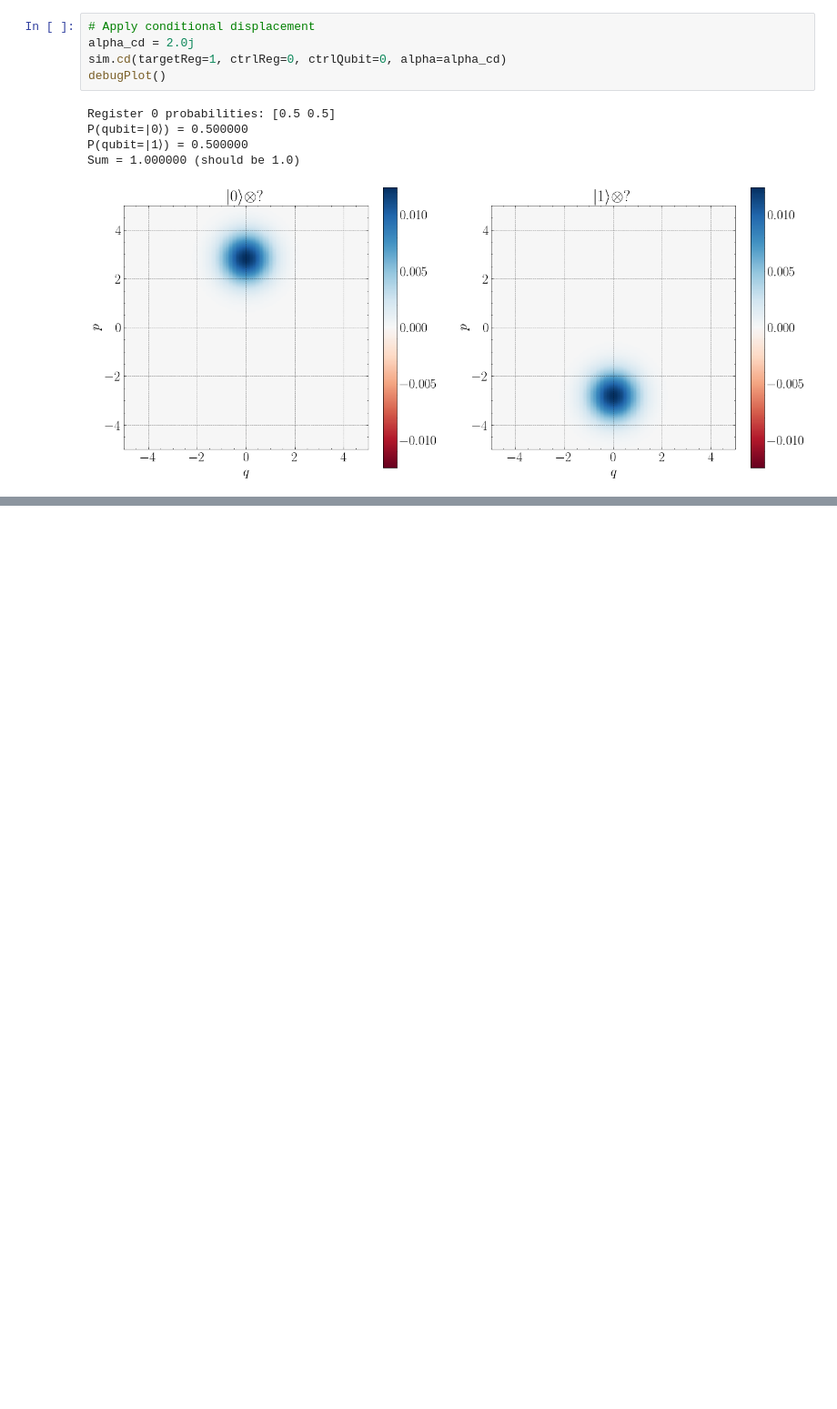
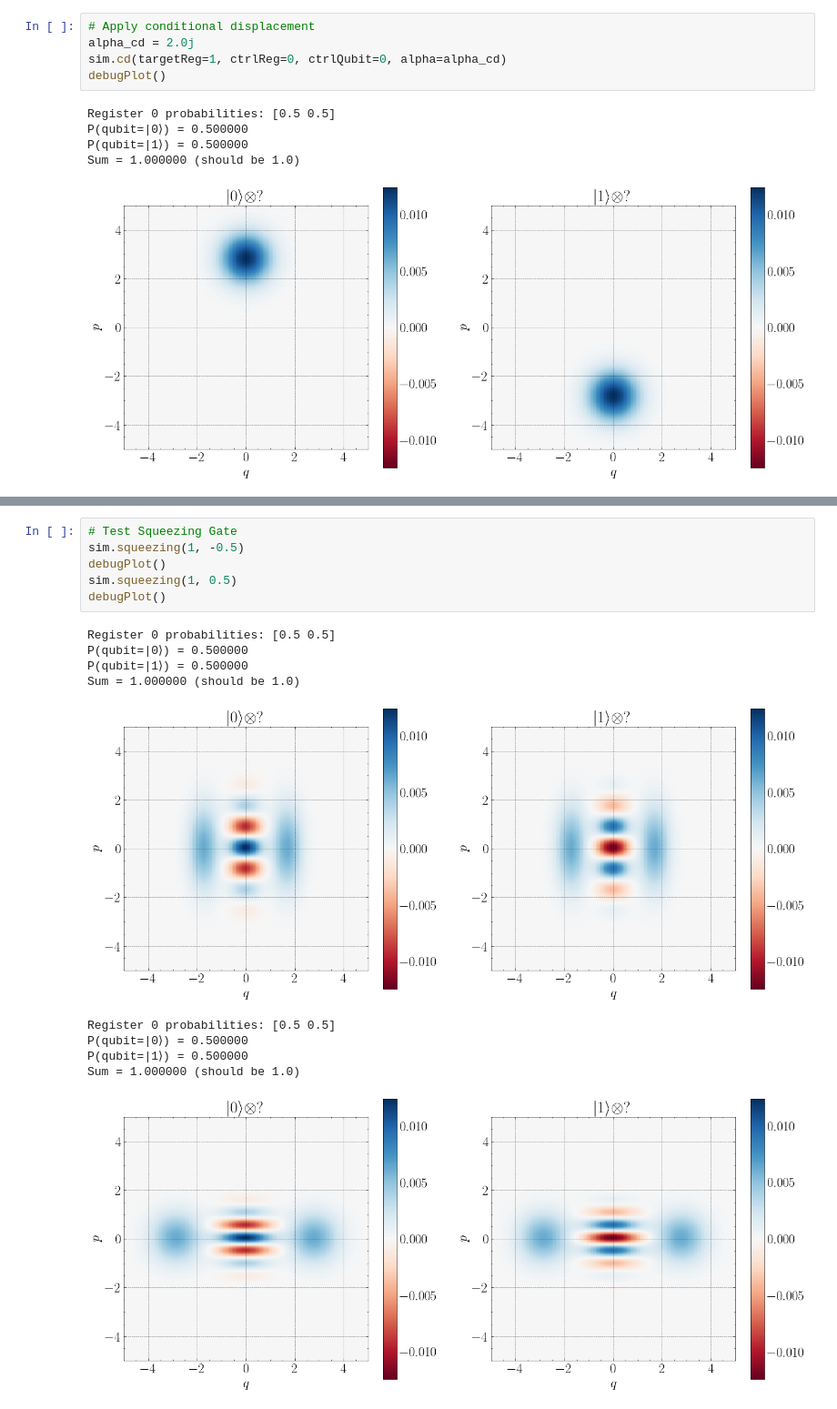
Before and after one commit to helloluxi/cuda-cvdv, a Jupyter notebook: test.ipynb, the cells around one changed output, grey strips where cells are left out. Shown at 91% size. Drawn from its saved outputs; the diff is of its cells as text; blank space fills up the shorter version.

```diff
--- a/test.ipynb
+++ b/test.ipynb
@@ -197,0 +233,17 @@ Sum = 1.000000 (should be 1.0)
+# %%
+# Test Squeezing Gate
+sim.squeezing(1, -0.5)
+debugPlot()
+sim.squeezing(1, 0.5)
+debugPlot()
+# %% [output]
+Register 0 probabilities: [0.5 0.5]
+P(qubit=|0⟩) = 0.500000
+P(qubit=|1⟩) = 0.500000
+Sum = 1.000000 (should be 1.0)
+[figure, added]
+Register 0 probabilities: [0.5 0.5]
+P(qubit=|0⟩) = 0.500000
+P(qubit=|1⟩) = 0.500000
+Sum = 1.000000 (should be 1.0)
+[figure, added]
```
Also changed, not shown: parts of 6 cells of this notebook, 2 other files.
